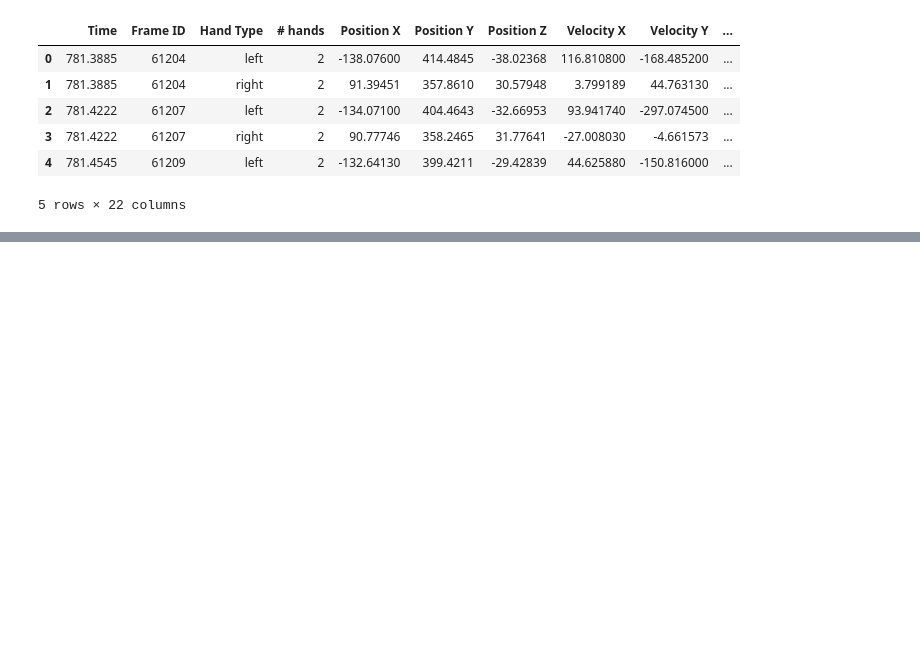
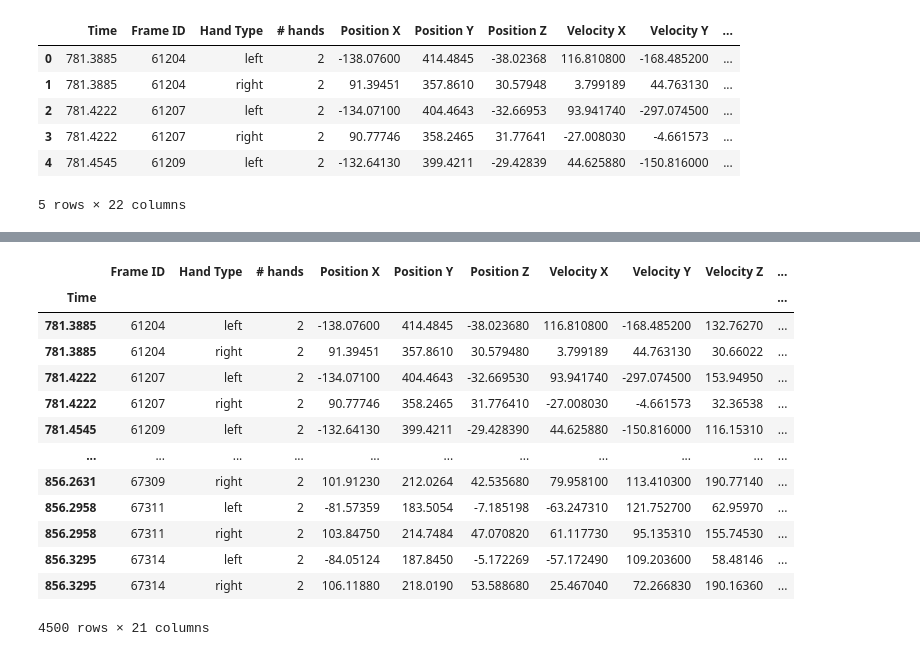
Before and after one commit to Daniel-Ros/DataSiceneIIFinalWork, a Jupyter notebook: hand.ipynb, the cells around one changed output, grey strips where cells are left out. Cells and saved outputs as stored; diff of their text form; code cells hidden in the pictures; blank space fills up the shorter version.

```diff
--- a/hand.ipynb
+++ b/hand.ipynb
@@ -125,0 +98,17 @@ array([[<AxesSubplot:>, <AxesSubplot:>, <AxesSubplot:>]], dtype=object)
+# %%
+sync.set_index('Time')
+# %% [output]
+|  | Frame ID | Hand Type | # hands | Position X | Position Y | Position Z | Velocity X | Velocity Y | Velocity Z | ... |
+| Time |  |  |  |  |  |  |  |  |  | ... |
+| 781.3885 | 61204 | left | 2 | -138.07600 | 414.4845 | -38.023680 | 116.810800 | -168.485200 | 132.76270 | ... |
+| 781.3885 | 61204 | right | 2 | 91.39451 | 357.8610 | 30.579480 | 3.799189 | 44.763130 | 30.66022 | ... |
+| 781.4222 | 61207 | left | 2 | -134.07100 | 404.4643 | -32.669530 | 93.941740 | -297.074500 | 153.94950 | ... |
+| 781.4222 | 61207 | right | 2 | 90.77746 | 358.2465 | 31.776410 | -27.008030 | -4.661573 | 32.36538 | ... |
+| 781.4545 | 61209 | left | 2 | -132.64130 | 399.4211 | -29.428390 | 44.625880 | -150.816000 | 116.15310 | ... |
+| ... | ... | ... | ... | ... | ... | ... | ... | ... | ... | ... |
+| 856.2631 | 67309 | right | 2 | 101.91230 | 212.0264 | 42.535680 | 79.958100 | 113.410300 | 190.77140 | ... |
+| 856.2958 | 67311 | left | 2 | -81.57359 | 183.5054 | -7.185198 | -63.247310 | 121.752700 | 62.95970 | ... |
+| 856.2958 | 67311 | right | 2 | 103.84750 | 214.7484 | 47.070820 | 61.117730 | 95.135310 | 155.74530 | ... |
+| 856.3295 | 67314 | left | 2 | -84.05124 | 187.8450 | -5.172269 | -57.172490 | 109.203600 | 58.48146 | ... |
+| 856.3295 | 67314 | right | 2 | 106.11880 | 218.0190 | 53.588680 | 25.467040 | 72.266830 | 190.16360 | ... |
+4500 rows × 21 columns
```
Also changed, not shown: parts of 14 cells of this notebook, 2 other files.
